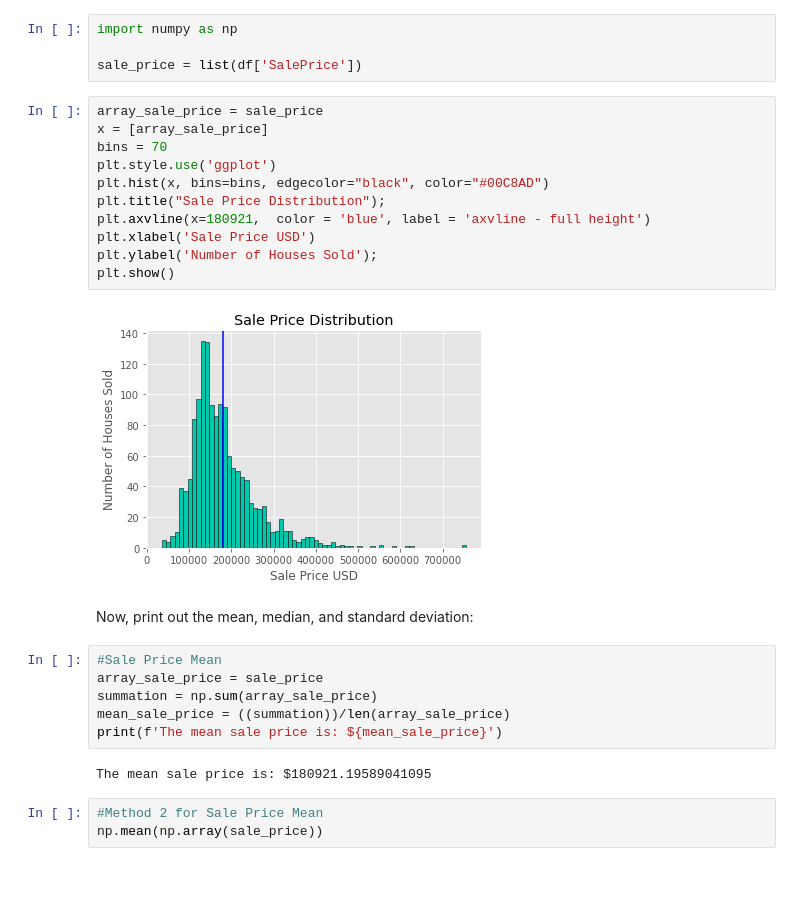
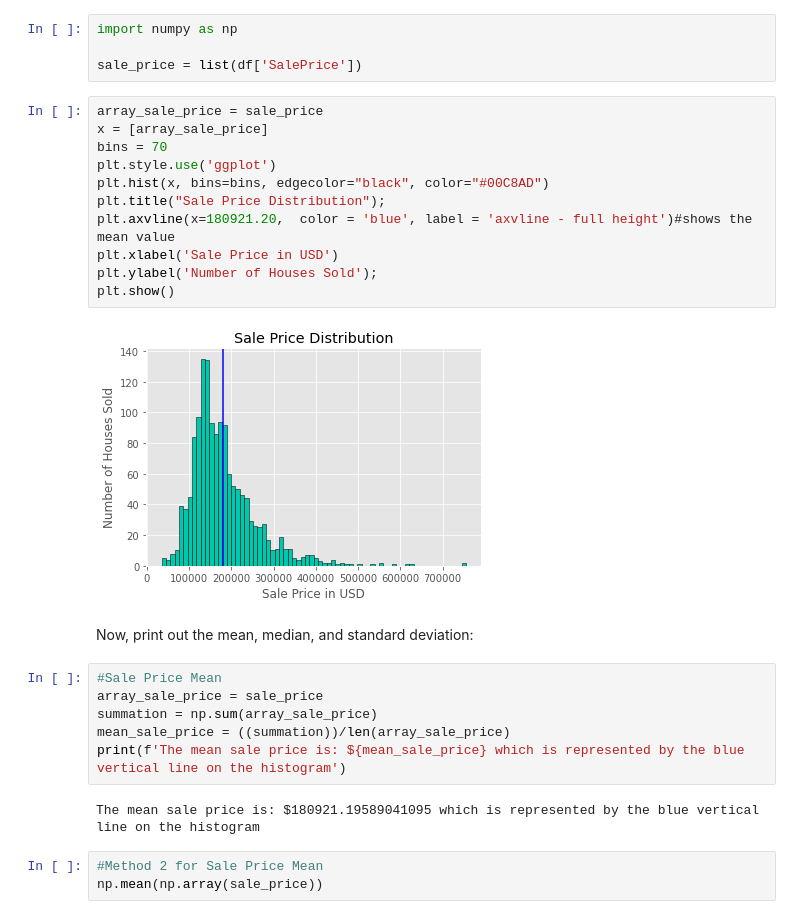
Before and after one commit to MissJJT/dsc-pandas-eda-lab, a Jupyter notebook: index.ipynb, the cells around one changed output. Saved outputs shown, nothing was run; the diff lists cells and outputs as text; blank space fills up the shorter version.

```diff
--- a/index.ipynb
+++ b/index.ipynb
@@ -390,16 +383,16 @@ sale_price = list(df['SalePrice'])
 # %%
 array_sale_price = sale_price
 x = [array_sale_price]
 bins = 70
 plt.style.use('ggplot')
 plt.hist(x, bins=bins, edgecolor="black", color="#00C8AD")
 plt.title("Sale Price Distribution");
-plt.axvline(x=180921,  color = 'blue', label = 'axvline - full height')
-plt.xlabel('Sale Price USD')
+plt.axvline(x=180921.20,  color = 'blue', label = 'axvline - full height')#shows the mean value
+plt.xlabel('Sale Price in USD')
 plt.ylabel('Number of Houses Sold');
 plt.show()
 # %% [output]
-[figure, old version]
+[figure, new version]
 # %% [markdown]
 Now, print out the mean, median, and standard deviation:
 # %%
@@ -407,9 +400,9 @@ Now, print out the mean, median, and standard deviation:
 array_sale_price = sale_price
 summation = np.sum(array_sale_price)
 mean_sale_price = ((summation))/len(array_sale_price)
-print(f'The mean sale price is: ${mean_sale_price}')
+print(f'The mean sale price is: ${mean_sale_price} which is represented by the blue vertical line on the histogram')
 # %% [output]
-The mean sale price is: $180921.19589041095
+The mean sale price is: $180921.19589041095 which is represented by the blue vertical line on the histogram
 # %%
 #Method 2 for Sale Price Mean
 np.mean(np.array(sale_price))
```
Also changed, not shown: parts of 34 cells of this notebook.
